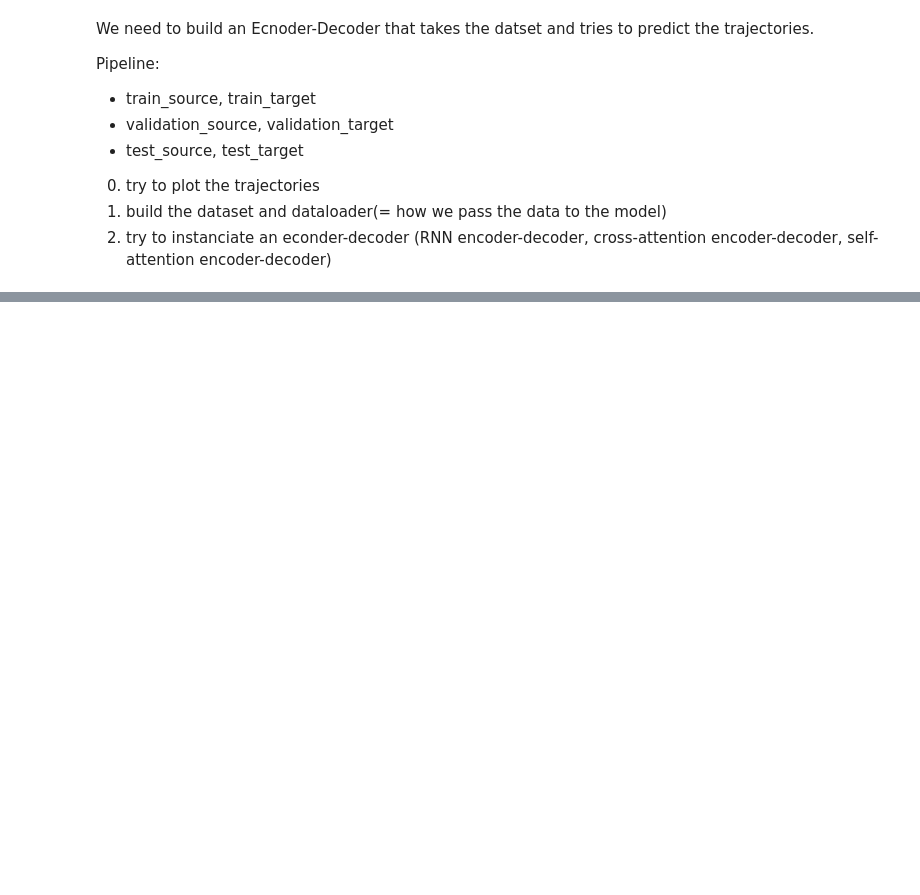
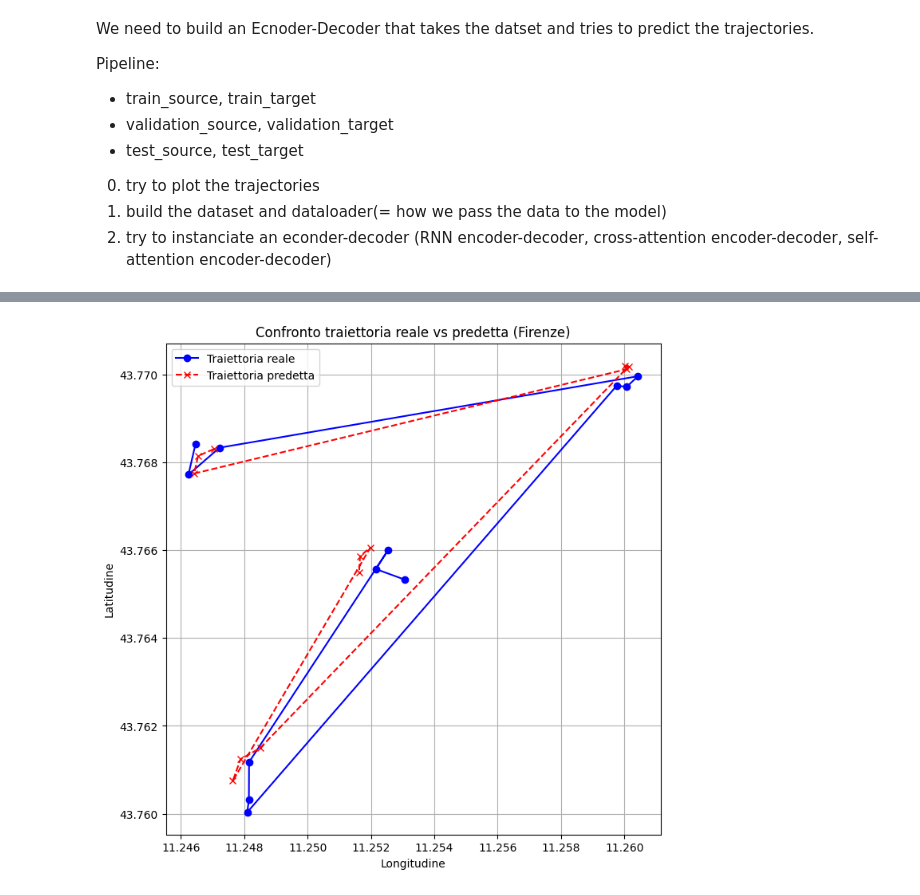
Before and after one commit to MatteoBollecchino/Corsi_Magistrale_SST, a Jupyter notebook: MLSA/AA20252026/notebooks/Lecture_5_Seq2Seq_with_Example.ipynb, the cells around one changed output, grey strips where cells are left out. Drawn from its saved outputs; the diff is of its cells as text; code cells hidden in the pictures; blank space fills up the shorter version.

```diff
--- a/MLSA/AA20252026/notebooks/Lecture_5_Seq2Seq_with_Example.ipynb
+++ b/MLSA/AA20252026/notebooks/Lecture_5_Seq2Seq_with_Example.ipynb
@@ -2195,0 +2278,9 @@ Pipeline:
+# %%
+def scale_dataset(sequences, targets, scaler):
+    seq_scaled = scaler.transform(sequences.reshape(-1, 3)).reshape(sequences.shape)
+    tgt_scaled = scaler.transform(targets.reshape(-1, 3)).reshape(targets.shape)
+    return seq_scaled, tgt_scaled
+
+train_seq_scaled, train_tgt_scaled = scale_dataset(train_gps_sequences_with_time_np, train_gps_next_points_with_time_np, scaler)
+valid_seq_scaled, valid_tgt_scaled = scale_dataset(valid_gps_sequences_with_time_np, valid_gps_next_points_with_time_np, scaler)
+test_seq_scaled,  test_tgt_scaled  = scale_dataset(test_gps_sequences_with_time_np,  test_gps_next_points_with_time_np,  scaler)
@@ -2195,0 +2299,8 @@ Pipeline:
+# %%
+train_dataset = GPSTrajectoryDataset(train_seq_scaled, train_tgt_scaled)
+valid_dataset = GPSTrajectoryDataset(valid_seq_scaled, valid_tgt_scaled)
+test_dataset  = GPSTrajectoryDataset(test_seq_scaled,  test_tgt_scaled)
+
+train_loader = DataLoader(train_dataset, batch_size=32, shuffle=True)
+valid_loader = DataLoader(valid_dataset, batch_size=32, shuffle=False)
+test_loader  = DataLoader(test_dataset,  batch_size=32, shuffle=False)
@@ -2195,0 +2438,25 @@ Pipeline:
+# %%
+# Converti da tensor a numpy
+pred_np = output.cpu().numpy().reshape(-1, 3)
+true_np = target_seq.cpu().numpy().reshape(-1, 3)
+
+# Inverti lo scaling
+pred_real = scaler.inverse_transform(pred_np)
+true_real = scaler.inverse_transform(true_np)
+
+import matplotlib.pyplot as plt
+
+# Supponiamo che i dati appartengano a una singola traiettoria
+# (altrimenti puoi segmentarli per batch o sequenza)
+plt.figure(figsize=(8, 8))
+plt.plot(true_real[:, 1], true_real[:, 0], 'o-', label="Traiettoria reale", color='blue')
+plt.plot(pred_real[:, 1], pred_real[:, 0], 'x--', label="Traiettoria predetta", color='red')
+
+plt.xlabel("Longitudine")
+plt.ylabel("Latitudine")
+plt.title("Confronto traiettoria reale vs predetta (Firenze)")
+plt.legend()
+plt.grid(True)
+plt.show()
+# %% [output]
+[figure, added]
```
Also changed, not shown: parts of 8 cells of this notebook.
